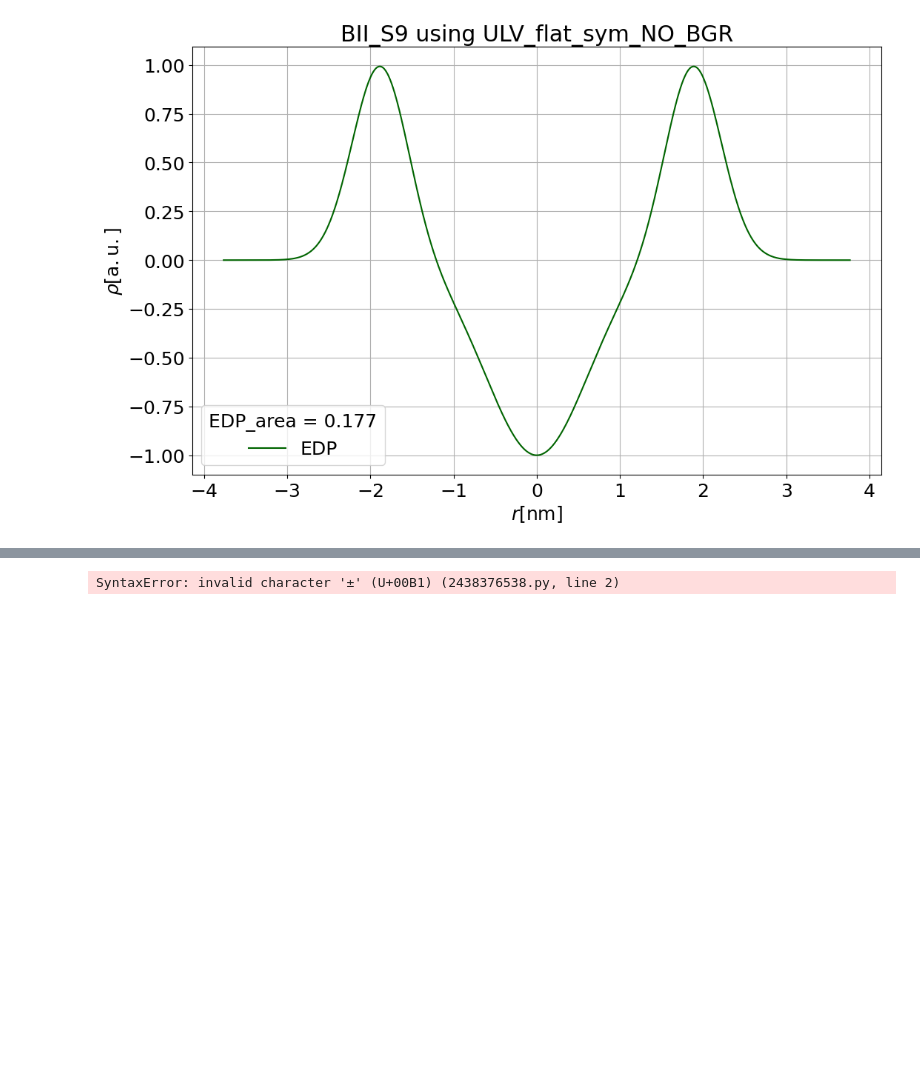
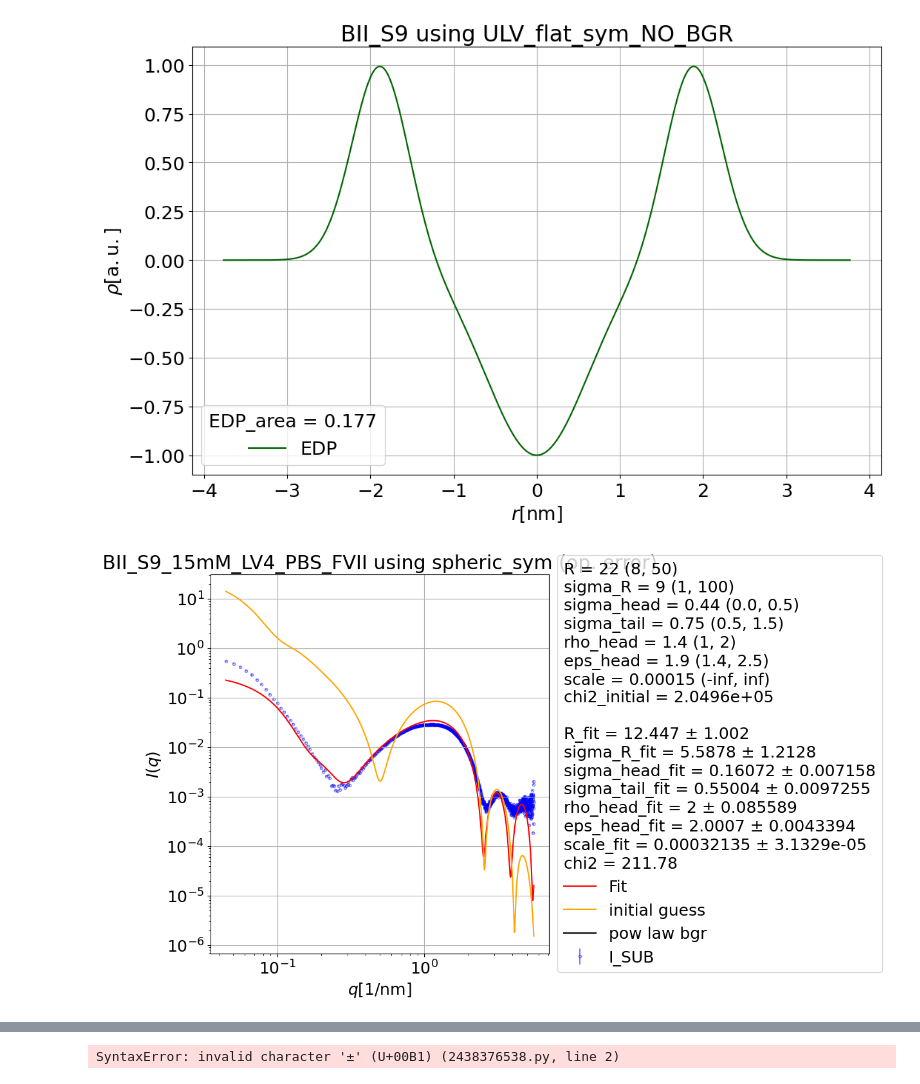
Before and after one commit to riko-hilger/BM29_data_and_analysis_2026, a Jupyter notebook: analysis_BM29_July2026/BM29_fitting_Aug14.ipynb, the cells around one changed output, grey strips where cells are left out. Drawn from its saved outputs; the diff is of its cells as text; code cells hidden in the pictures; blank space fills up the shorter version.

```diff
--- a/analysis_BM29_July2026/BM29_fitting_Aug14.ipynb
+++ b/analysis_BM29_July2026/BM29_fitting_Aug14.ipynb
@@ -98,4 +98,70 @@ scale_fit = 0.48 ± 0.029559
 chi2 = 17742
 [figure]
 [figure]
+# %%
+# SPHERIC SYM NO BGR
+fit_function = lambda q, R,    sigma_R, sigma_head, sigma_tail, rho_head,  eps_head,    scale: fit.ULV_spheric_sym(q, R,    sigma_R, sigma_head, sigma_tail, rho_head,  eps_head,    scale,      0, 0, 0)
+#fit_function = fit.ULV_spheric_sym_num
+plt.close("all")
+
+param_set = "spheric_sym"
+
+q     = q
+I     = I
+I_err = np.abs(I * 1/30) # Ierr
+
+# ========================== Parameters ==========================
+R       = 22
+sigma_R = 9
+
+sigma_head =0.44# 0.3929
+sigma_tail = 0.75
+rho_head = 1.4 #1.2256
+eps_head = 1.9
+scale = 0.00015
+c2 = 0
+c3 = 0
+c4 = 0
+
+# ========================== Setting Bounds ==============================
+p0           = [   R,    sigma_R, sigma_head, sigma_tail, rho_head,  eps_head,    scale] #,      c2,      c3,      c4]
+lower_bounds = [   8,          1,        0.0,        0.5,        1,       1.4,  -np.inf] #,       0,       0,       0]
+upper_bounds = [  50,        100,        0.5,        1.5,        2,       2.5,  +np.inf] #,   1e-10,   1e-10,   1e-10]
+
+#======================== Fit ===========================================
+popt, pcov = curve_fit(fit_function, q, I, sigma=I_err, maxfev=10000, p0=p0, bounds = (lower_bounds, upper_bounds))
+
+param_names = ["R_fit", "sigma_R_fit", "sigma_head_fit", "sigma_tail_fit",
+               "rho_head_fit", "eps_head_fit", "scale_fit"]
+
+perr = np.sqrt(np.diag(pcov))
+for name, value in zip(param_names, popt):
+    globals()[name] = value
+chi2, info_text_print = fit.all_info(q, I, I_err, param_names, p0, popt, perr, fit_function, lower_bounds, upper_bounds)
+
+#=========================== Plot ===========================================
+q_fit = np.linspace(min(q), max(q), 1000)
+plt.figure(figsize=(12, 7.5))
+plt.errorbar(q, I, I_err, marker="o", markersize=3,markeredgewidth=1,ecolor="Blue",      markeredgecolor='Blue',      markerfacecolor='None', alpha=0.5, ls="None", label='I_SUB', zorder=1)
+plt.loglog(q_fit, fit_function(q_fit, *popt), color='red', label='Fit')
+plt.loglog(q_fit, fit_function(q_fit, R, sigma_R, sigma_head, sigma_tail, rho_head,   eps_head,   scale), color='orange', label='initial guess')
+plt.loglog(q_fit, fit.powerlaw_bgr(q_fit, 0, 0, 0), color='black', label='pow law bgr')
+# plt.loglog(q_fit, fit.powerlaw_bgr(q_fit, c2, c3, c4), color='black', label='initial bgr', ls="--")
+
+plt.xlabel('$q [1/\\mathrm{nm}]$')
+plt.ylabel('$I(q)$')
+plt.title(f'{BM29.sample_dict[sample]} using spheric_sym (op. error)')
+plt.grid(True)
+legend = plt.legend(loc='center left', bbox_to_anchor=(1, 0.5), alignment='left')
+legend.set_title(info_text_print)
+plt.tight_layout()
+# plt.savefig(target_folder / f"{fit_function.__name__}_operative_error.png",dpi=400, bbox_inches='tight', pad_inches=0.05)
+plt.show()
+# fig = fit.EDP_plot(R_fit, sigma_head, sigma_head, sigma_tail, rho_head, rho_head, eps_head, eps_head, info_text_print,
+#              f'{sample} using {fit_function.__name__}')
+# fig.savefig(target_folder / f"LV4_EDP_{fit_function.__name__}_op_error.png", dpi=400, bbox_inches='tight', pad_inches=0.05)
+
+# pow_law_reality_check(c2_fit, c3_fit, c4_fit)
+# %% [output]
+[figure, added]
 # %%
```
Also changed, not shown: parts of 8 cells of this notebook, 1 other file.
